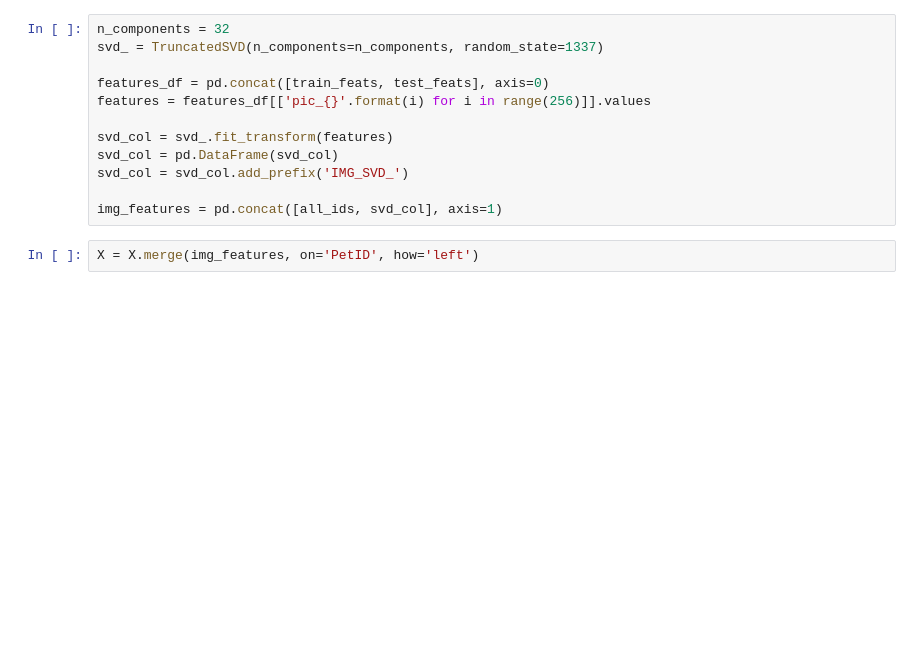
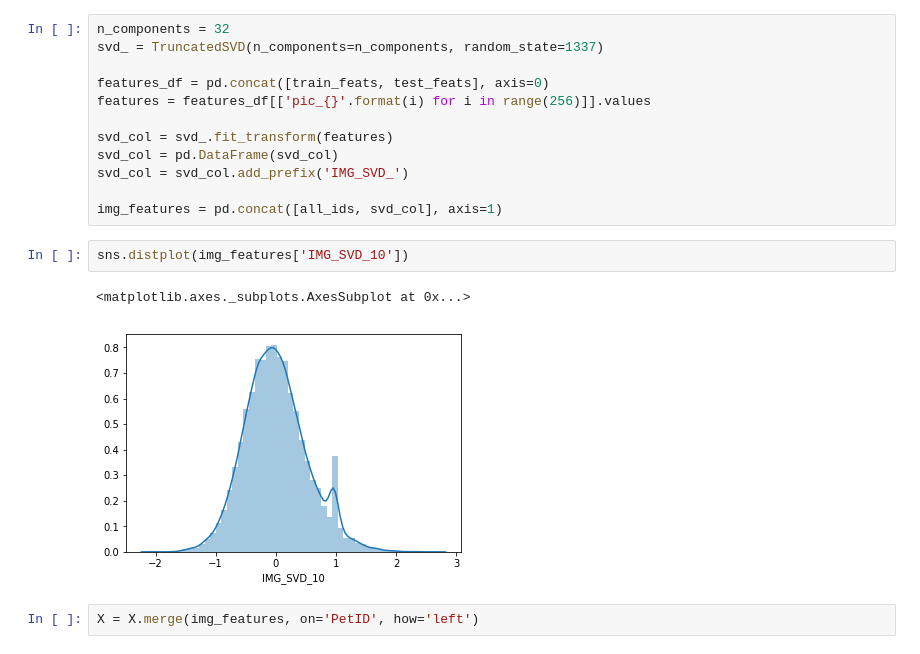
Before and after one commit to ryangoy/kaggle, a Jupyter notebook: pet/notebooks/baseline_lgb.ipynb, the cells around one changed output. Cells and saved outputs as stored; diff of their text form; blank space fills up the shorter version.

```diff
--- a/pet/notebooks/baseline_lgb.ipynb
+++ b/pet/notebooks/baseline_lgb.ipynb
@@ -831,6 +836,11 @@ svd_col = pd.DataFrame(svd_col)
 svd_col = svd_col.add_prefix('IMG_SVD_')
 
 img_features = pd.concat([all_ids, svd_col], axis=1)
+# %%
+sns.distplot(img_features['IMG_SVD_10'])
+# %% [output]
+<matplotlib.axes._subplots.AxesSubplot at 0x...>
+[figure, added]
 # %%
 X = X.merge(img_features, on='PetID', how='left')
 # %% [markdown]
```
Also changed, not shown: parts of 4 cells of this notebook, 5 other files.
